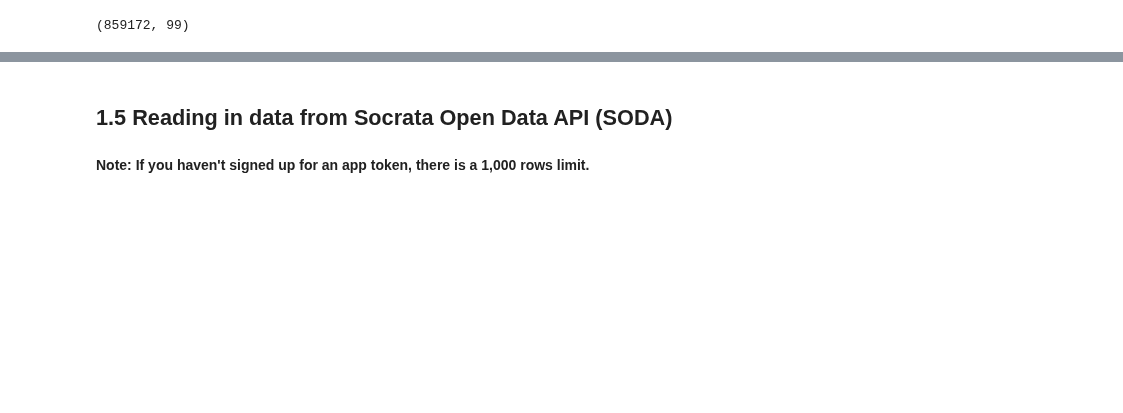
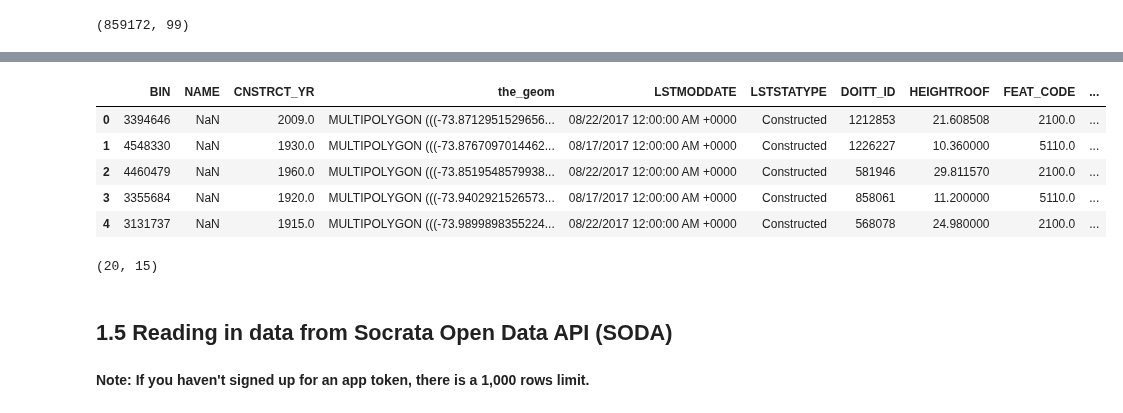
Before and after one commit to mebauer/data-analysis-using-python, a Jupyter notebook: 1-reading-writing-files/1-reading-writing-files.ipynb, the cells around one changed output, grey strips where cells are left out. Cells and saved outputs as stored; diff of their text form; code cells hidden in the pictures; blank space fills up the shorter version.

```diff
--- a/1-reading-writing-files/1-reading-writing-files.ipynb
+++ b/1-reading-writing-files/1-reading-writing-files.ipynb
@@ -276,3 +317,17 @@ pluto_data.shape
+# %%
+sample_buidlings = pd.read_csv('data/zipped-data/sample-buildings.csv')
+sample_buidlings.head()
+# %% [output]
+|  | BIN | NAME | CNSTRCT_YR | the_geom | LSTMODDATE | LSTSTATYPE | DOITT_ID | HEIGHTROOF | FEAT_CODE | ... |
+| 0 | 3394646 | NaN | 2009.0 | MULTIPOLYGON (((-73.8712951529656... | 08/22/2017 12:00:00 AM +0000 | Constructed | 1212853 | 21.608508 | 2100.0 | ... |
+| 1 | 4548330 | NaN | 1930.0 | MULTIPOLYGON (((-73.8767097014462... | 08/17/2017 12:00:00 AM +0000 | Constructed | 1226227 | 10.360000 | 5110.0 | ... |
+| 2 | 4460479 | NaN | 1960.0 | MULTIPOLYGON (((-73.8519548579938... | 08/22/2017 12:00:00 AM +0000 | Constructed | 581946 | 29.811570 | 2100.0 | ... |
+| 3 | 3355684 | NaN | 1920.0 | MULTIPOLYGON (((-73.9402921526573... | 08/17/2017 12:00:00 AM +0000 | Constructed | 858061 | 11.200000 | 5110.0 | ... |
+| 4 | 3131737 | NaN | 1915.0 | MULTIPOLYGON (((-73.9899898355224... | 08/22/2017 12:00:00 AM +0000 | Constructed | 568078 | 24.980000 | 2100.0 | ... |
+# %%
+sample_buidlings.shape
+# %% [output]
+(20, 15)
 # %% [markdown]
 ## 1.5 Reading in data from Socrata Open Data API (SODA)
 # %% [markdown]
```
Also changed, not shown: parts of 30 cells of this notebook.
